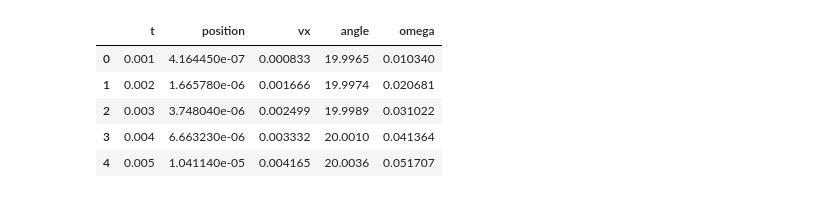
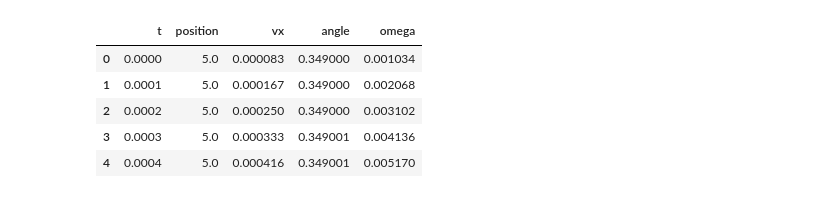
Before and after one commit to DETERMINISTIC6G/InvertedPendulumSimulator, a Jupyter notebook: src/apps/jupyter/Quality of Control.ipynb, the cells around one changed output. Saved outputs shown, nothing was run; the diff lists cells and outputs as text; code cells hidden in the pictures.

```diff
--- a/src/apps/jupyter/Quality of Control.ipynb
+++ b/src/apps/jupyter/Quality of Control.ipynb
@@ -35,11 +57,11 @@ def mean_confint(data, confidence=0.95):
 # %%
-file_nodelay= '/home/mostovea/6g-projects/InvertedPendulum/src/build/states-eventqueue.csv'   #'log-p80-i60-d0-nodelay.csv'
+file_nodelay= '/home/mostovea/6g-projects/InvertedPendulum/src/build/results/5g-1/pid-all-dn/pid-all-dn-2.csv'
 df_delay = pd.read_csv(file_nodelay, names= ['t', 'position', 'vx', 'angle', 'omega'], header=None, skiprows=1)
 df_delay.head()
 # %% [output]
 |  | t | position | vx | angle | omega |
-| 0 | 0.001 | 4.164450e-07 | 0.000833 | 19.9965 | 0.010340 |
-| 1 | 0.002 | 1.665780e-06 | 0.001666 | 19.9974 | 0.020681 |
-| 2 | 0.003 | 3.748040e-06 | 0.002499 | 19.9989 | 0.031022 |
-| 3 | 0.004 | 6.663230e-06 | 0.003332 | 20.0010 | 0.041364 |
-| 4 | 0.005 | 1.041140e-05 | 0.004165 | 20.0036 | 0.051707 |
+| 0 | 0.0000 | 5.0 | 0.000083 | 0.349000 | 0.001034 |
+| 1 | 0.0001 | 5.0 | 0.000167 | 0.349000 | 0.002068 |
+| 2 | 0.0002 | 5.0 | 0.000250 | 0.349000 | 0.003102 |
+| 3 | 0.0003 | 5.0 | 0.000333 | 0.349001 | 0.004136 |
+| 4 | 0.0004 | 5.0 | 0.000416 | 0.349001 | 0.005170 |
```
Also changed, not shown: parts of 10 cells of this notebook, 2 other files.
